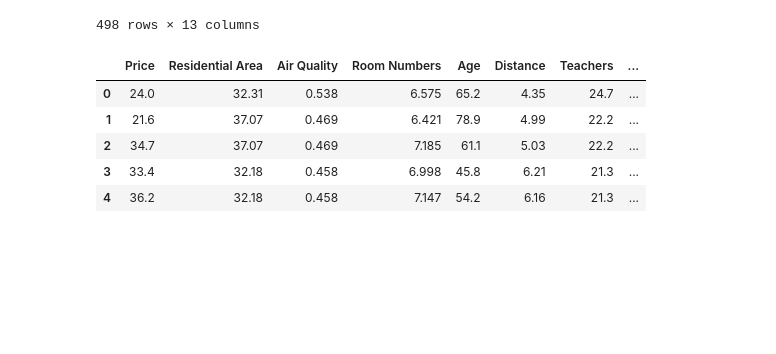
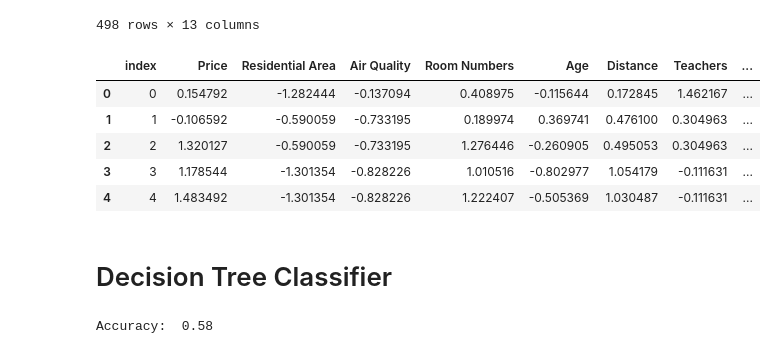
Before and after one commit to cyrixninja/Code-Unnati, a Jupyter notebook: python_scripts_ckpcet/supervised_classification/classification_modeling_on_house_price_data.ipynb, the cells around one changed output. Saved outputs shown, nothing was run; the diff lists cells and outputs as text; code cells hidden in the pictures; blank space fills up the shorter version.

```diff
--- a/python_scripts_ckpcet/supervised_classification/classification_modeling_on_house_price_data.ipynb
+++ b/python_scripts_ckpcet/supervised_classification/classification_modeling_on_house_price_data.ipynb
@@ -351,19 +351,40 @@ df_scale
 | 497 | 497 | -0.389757 | 0.116873 | 0.165277 | -0.366061 | 0.437057 | -0.599506 | -1.176258 | ... |
 498 rows × 13 columns
 # %%
-X = pd.concat([df_num, df_cat], axis = 1)
+X = pd.concat([df_scale, encoded], axis = 1)
 
 X.head()
 # %% [output]
-|  | Price | Residential Area | Air Quality | Room Numbers | Age | Distance | Teachers | ... |
-| 0 | 24.0 | 32.31 | 0.538 | 6.575 | 65.2 | 4.35 | 24.7 | ... |
-| 1 | 21.6 | 37.07 | 0.469 | 6.421 | 78.9 | 4.99 | 22.2 | ... |
-| 2 | 34.7 | 37.07 | 0.469 | 7.185 | 61.1 | 5.03 | 22.2 | ... |
-| 3 | 33.4 | 32.18 | 0.458 | 6.998 | 45.8 | 6.21 | 21.3 | ... |
-| 4 | 36.2 | 32.18 | 0.458 | 7.147 | 54.2 | 6.16 | 21.3 | ... |
+|  | index | Price | Residential Area | Air Quality | Room Numbers | Age | Distance | Teachers | ... |
+| 0 | 0 | 0.154792 | -1.282444 | -0.137094 | 0.408975 | -0.115644 | 0.172845 | 1.462167 | ... |
+| 1 | 1 | -0.106592 | -0.590059 | -0.733195 | 0.189974 | 0.369741 | 0.476100 | 0.304963 | ... |
+| 2 | 2 | 1.320127 | -0.590059 | -0.733195 | 1.276446 | -0.260905 | 0.495053 | 0.304963 | ... |
+| 3 | 3 | 1.178544 | -1.301354 | -0.828226 | 1.010516 | -0.802977 | 1.054179 | -0.111631 | ... |
+| 4 | 4 | 1.483492 | -1.301354 | -0.828226 | 1.222407 | -0.505369 | 1.030487 | -0.111631 | ... |
 # %%
 import statsmodels.api as sm
 sm = sm.add_constant(X)
 from sklearn.model_selection import train_test_split
 
 X_train,X_test,y_train,y_test = train_test_split(X,target, test_size = 0.2, random_state = 10)
+# %% [markdown]
+# Decision Tree Classifier
+# %%
+from sklearn.tree import DecisionTreeClassifier
+from sklearn.metrics import accuracy_score
+
+
+# Create amodel using Decision Tree Classifier
+
+tree_model = DecisionTreeClassifier()
+
+# Fit the Model
+tree_model.fit(X_train, y_train)
+
+# Predict the Model
+predictions = tree_model.predict(X_test)
+
+# Print the Accuracy
+print("Accuracy: ", accuracy_score(y_test, predictions))
+# %% [output]
+Accuracy:  0.58
```
Also changed, not shown: 2 other files.
